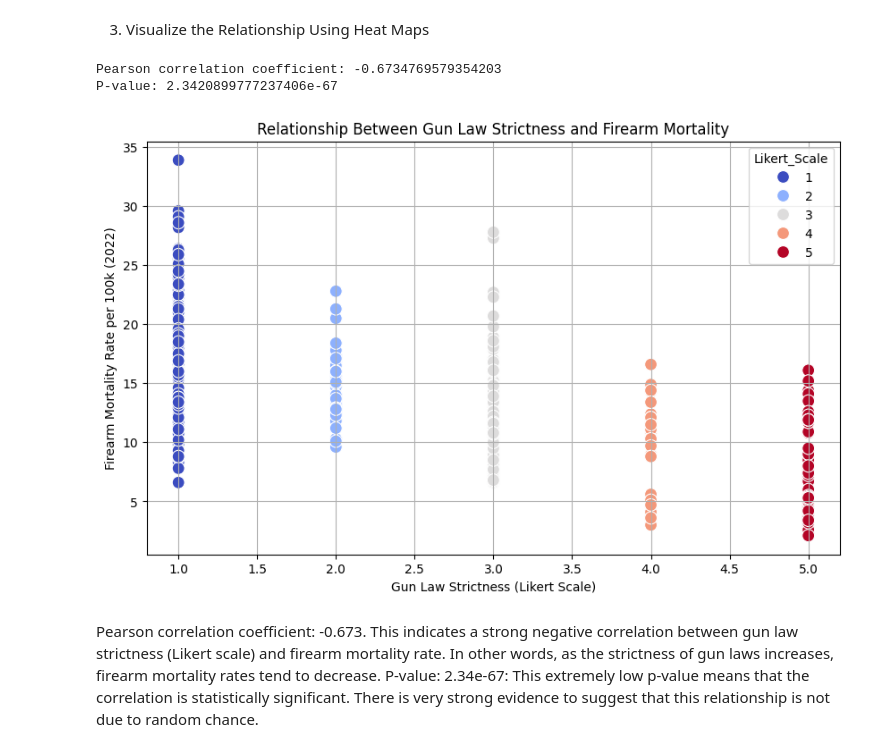
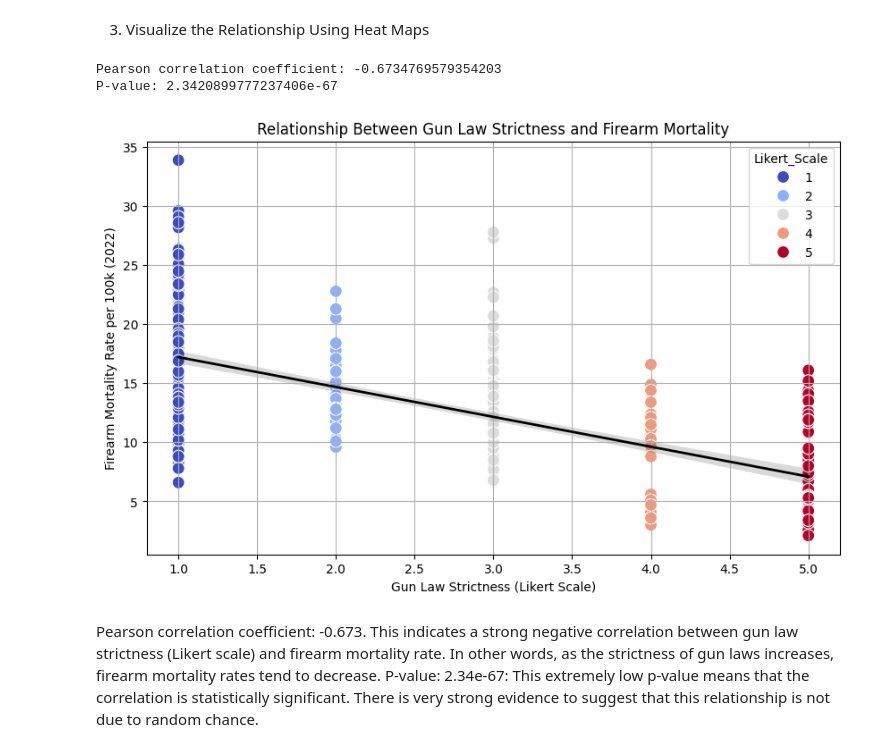
Before and after one commit to waheeb123/Final_project_data607, a Jupyter notebook: mystory3.ipynb, the cells around one changed output. Drawn from its saved outputs; the diff is of its cells as text; code cells hidden in the pictures.

```diff
--- a/mystory3.ipynb
+++ b/mystory3.ipynb
@@ -194,22 +194,29 @@ df_combined.head()
 # %%
 # Calculate the Pearson correlation coefficient
 correlation, p_value = pearsonr(df_combined['Likert_Scale'], df_combined['RATE'])
 
 print(f"Pearson correlation coefficient: {correlation}")
 print(f"P-value: {p_value}")
 
-# Plot the relationship between Likert Scale and Firearm Mortality Rate
+# Create the scatterplot with the regression line
 plt.figure(figsize=(10, 6))
+
+# Scatterplot
 sns.scatterplot(data=df_combined, x='Likert_Scale', y='RATE', hue='Likert_Scale', palette='coolwarm', s=100)
+
+# Regression line showing the correlation
+sns.regplot(data=df_combined, x='Likert_Scale', y='RATE', scatter=False, color='black', line_kws={"linewidth": 2})
+
 plt.title('Relationship Between Gun Law Strictness and Firearm Mortality')
 plt.xlabel('Gun Law Strictness (Likert Scale)')
 plt.ylabel('Firearm Mortality Rate per 100k (2022)')
 plt.grid(True)
+
 plt.show()
 # %% [output]
 Pearson correlation coefficient: -0.6734769579354203
 P-value: 2.3420899777237406e-67
-[figure, old version]
+[figure, new version]
 # %% [markdown]
 Pearson correlation coefficient: -0.673. This indicates a strong negative correlation between gun law strictness (Likert scale) and firearm mortality rate. In other words, as the strictness of gun laws increases, firearm mortality rates tend to decrease.
 P-value: 2.34e-67: This extremely low p-value means that the correlation is statistically significant. There is very strong evidence to suggest that this relationship is not due to random chance.
```
Also changed, not shown: parts of 1 cell of this notebook.
